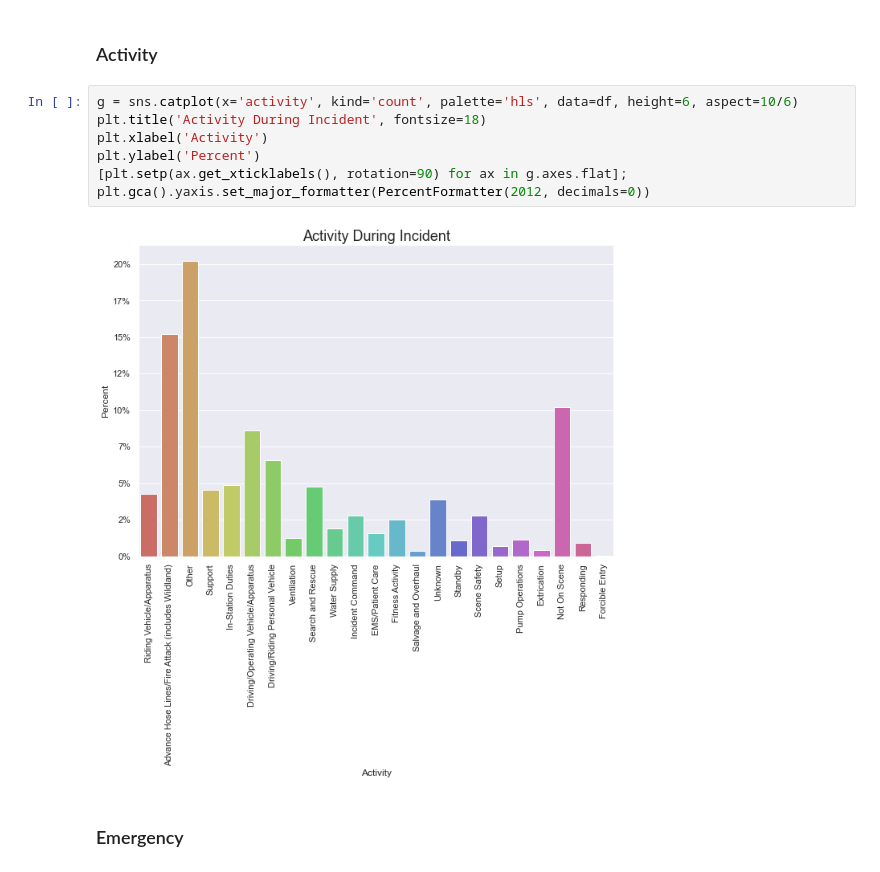
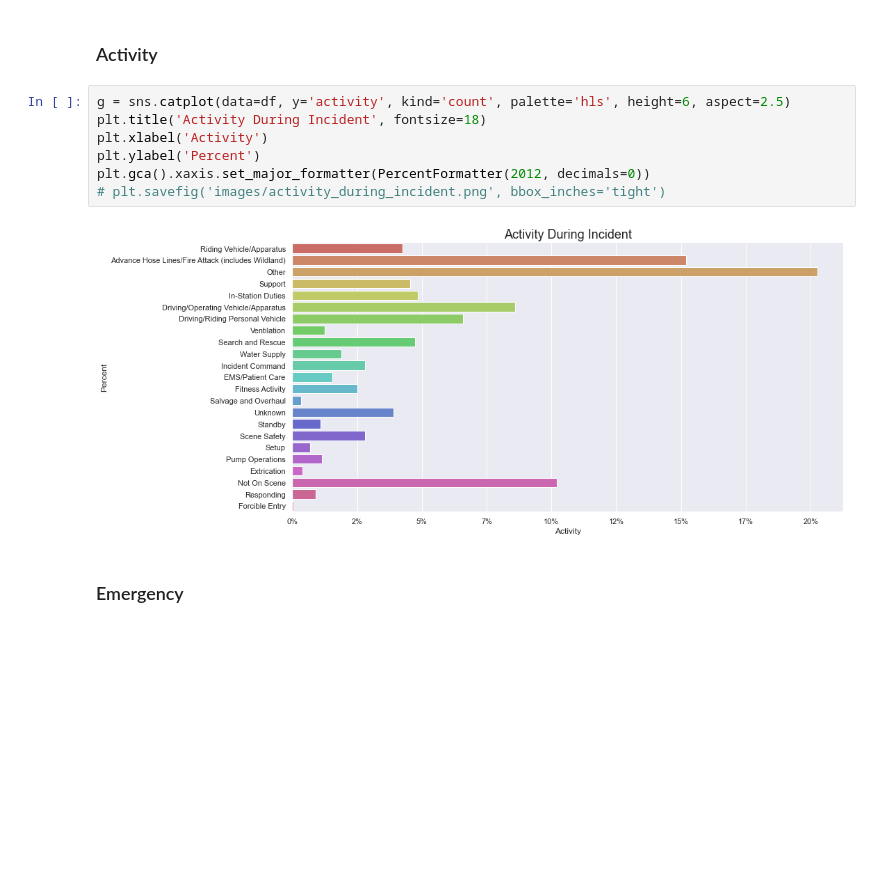
Before and after one commit to abcjamesjordan/firefigher_fatalities, a Jupyter notebook: ff_analysis.ipynb, the cells around one changed output. Saved outputs shown, nothing was run; the diff lists cells and outputs as text; blank space fills up the shorter version.

```diff
--- a/ff_analysis.ipynb
+++ b/ff_analysis.ipynb
@@ -410,14 +434,14 @@ plt.gca().yaxis.set_major_formatter(PercentFormatter(2012, decimals=0))
 # %% [markdown]
 ### Activity
 # %%
-g = sns.catplot(x='activity', kind='count', palette='hls', data=df, height=6, aspect=10/6)
+g = sns.catplot(data=df, y='activity', kind='count', palette='hls', height=6, aspect=2.5)
 plt.title('Activity During Incident', fontsize=18)
 plt.xlabel('Activity')
 plt.ylabel('Percent')
-[plt.setp(ax.get_xticklabels(), rotation=90) for ax in g.axes.flat];
-plt.gca().yaxis.set_major_formatter(PercentFormatter(2012, decimals=0))
+plt.gca().xaxis.set_major_formatter(PercentFormatter(2012, decimals=0))
+# plt.savefig('images/activity_during_incident.png', bbox_inches='tight')
 # %% [output]
-[figure, old version]
+[figure, new version]
 # %% [markdown]
 ### Emergency
 # %%
```
Also changed, not shown: parts of 17 cells of this notebook, 25 other files.
